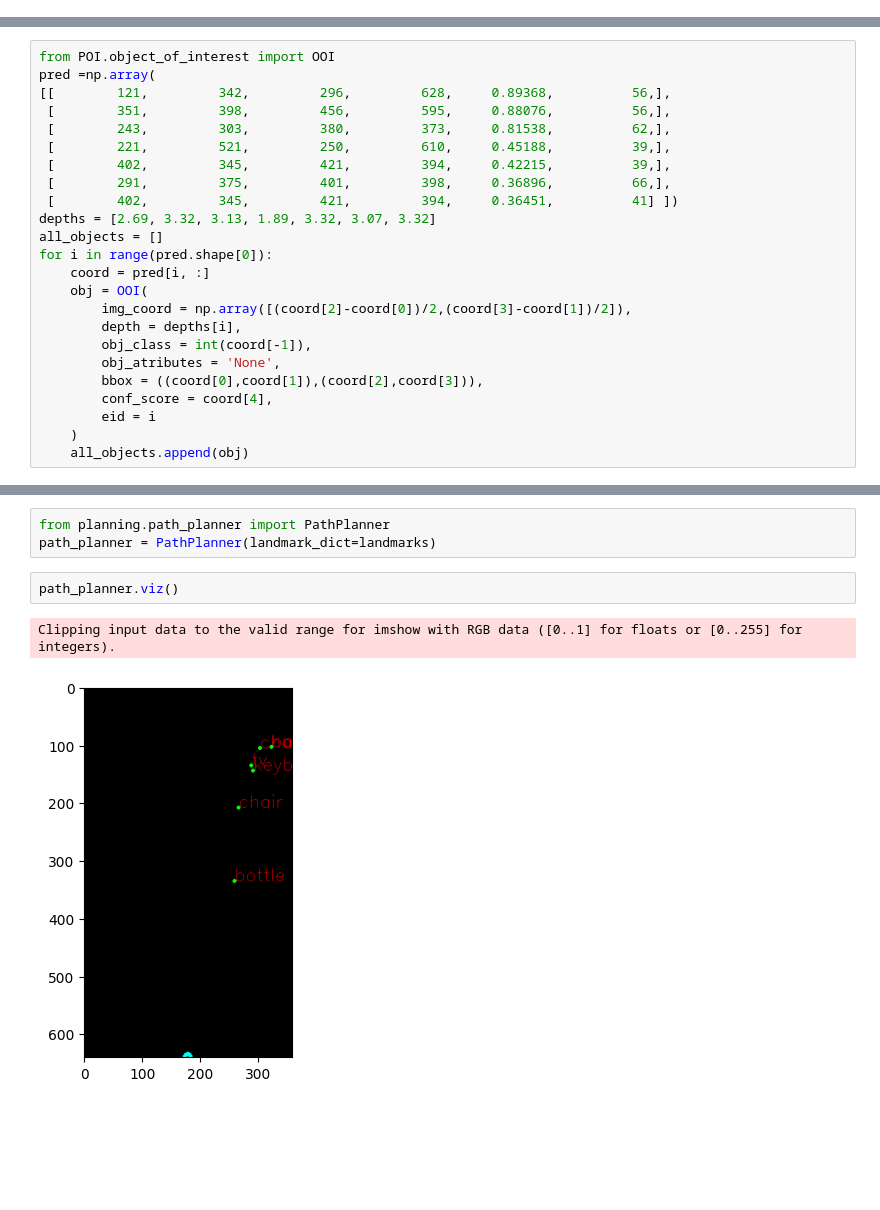
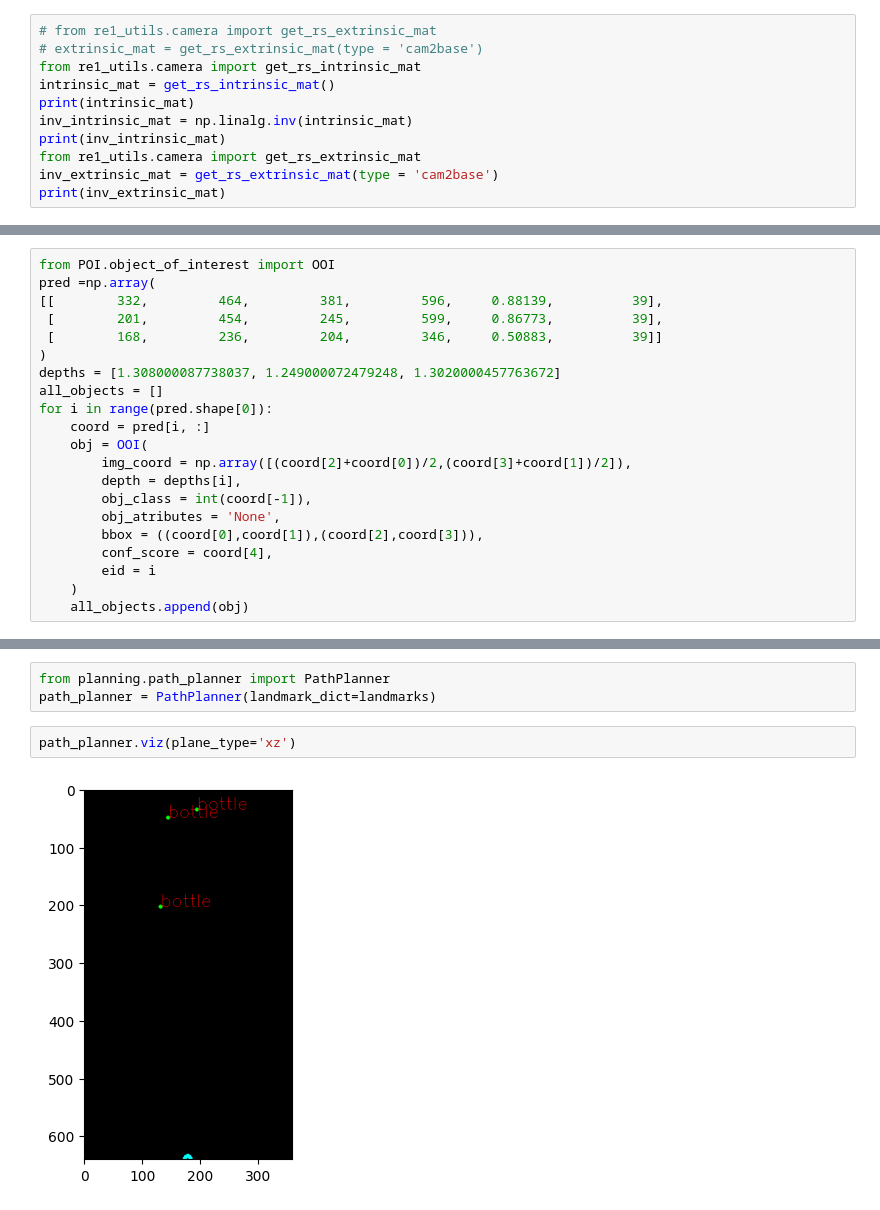
Before and after one commit to BatmanofZuhandArrgh/StretchRE1_Controls, a Jupyter notebook: RE1_pathing_demo.ipynb, the cells around one changed output, grey strips where cells are left out. Cells and saved outputs as stored; diff of their text form; blank space fills up the shorter version.

Commit message:
WIP to fix coordinates

```diff
--- a/RE1_pathing_demo.ipynb
+++ b/RE1_pathing_demo.ipynb
@@ -24,0 +7,11 @@ inv_intrinsic_mat = np.array(
+# %%
+# from re1_utils.camera import get_rs_extrinsic_mat
+# extrinsic_mat = get_rs_extrinsic_mat(type = 'cam2base')
+from re1_utils.camera import get_rs_intrinsic_mat
+intrinsic_mat = get_rs_intrinsic_mat()
+print(intrinsic_mat)
+inv_intrinsic_mat = np.linalg.inv(intrinsic_mat)
+print(inv_intrinsic_mat)
+from re1_utils.camera import get_rs_extrinsic_mat
+inv_extrinsic_mat = get_rs_extrinsic_mat(type = 'cam2base')
+print(inv_extrinsic_mat)
@@ -25,19 +34,16 @@ inv_intrinsic_mat = np.array(
 # %%
 from POI.object_of_interest import OOI
 pred =np.array(
-[[        121,         342,         296,         628,     0.89368,          56,],
- [        351,         398,         456,         595,     0.88076,          56,],
- [        243,         303,         380,         373,     0.81538,          62,],
- [        221,         521,         250,         610,     0.45188,          39,],
- [        402,         345,         421,         394,     0.42215,          39,],
- [        291,         375,         401,         398,     0.36896,          66,],
- [        402,         345,         421,         394,     0.36451,          41] ])
-depths = [2.69, 3.32, 3.13, 1.89, 3.32, 3.07, 3.32]
+[[        332,         464,         381,         596,     0.88139,          39],
+ [        201,         454,         245,         599,     0.86773,          39],
+ [        168,         236,         204,         346,     0.50883,          39]]
+)
+depths = [1.308000087738037, 1.249000072479248, 1.3020000457763672]
 all_objects = []
 for i in range(pred.shape[0]):
     coord = pred[i, :]
     obj = OOI(
-        img_coord = np.array([(coord[2]-coord[0])/2,(coord[3]-coord[1])/2]),
+        img_coord = np.array([(coord[2]+coord[0])/2,(coord[3]+coord[1])/2]),
         depth = depths[i],
         obj_class = int(coord[-1]),
         obj_atributes = 'None',
@@ -67,7 +77,6 @@ for i, object in enumerate(all_objects):
 from planning.path_planner import PathPlanner
 path_planner = PathPlanner(landmark_dict=landmarks)
 # %%
-path_planner.viz()
+path_planner.viz(plane_type='xz')
 # %% [output]
-Clipping input data to the valid range for imshow with RGB data ([0..1] for floats or [0..255] for integers).
-[figure, old version]
+[figure, new version]
```
Also changed, not shown: parts of 5 cells of this notebook, 6 other files.
